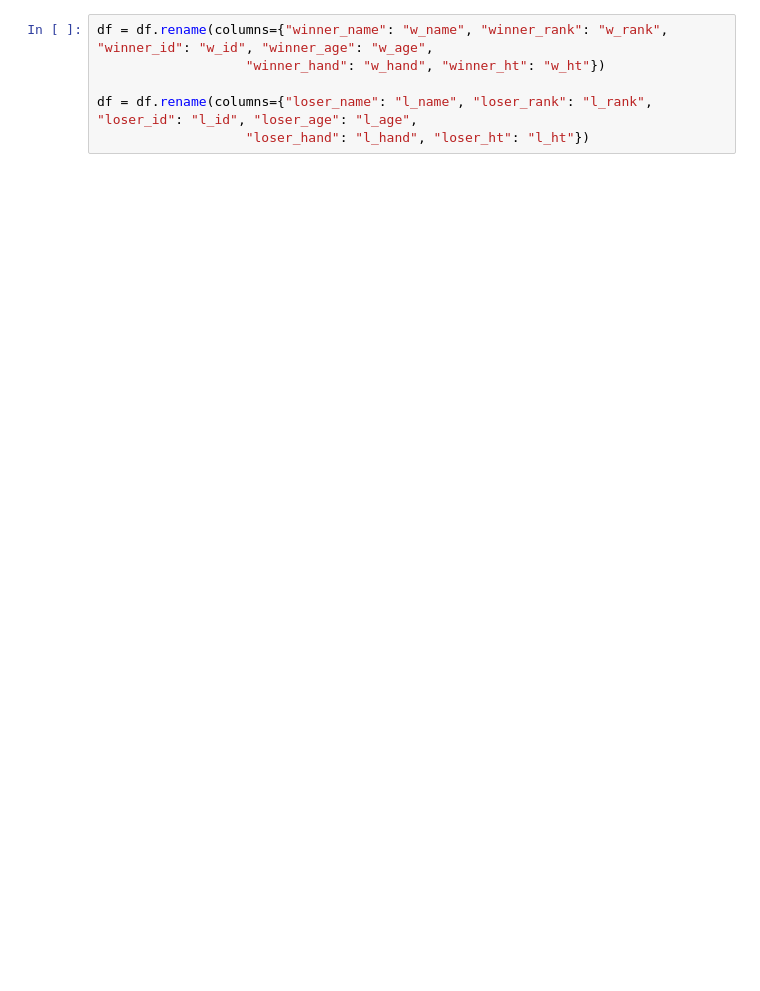
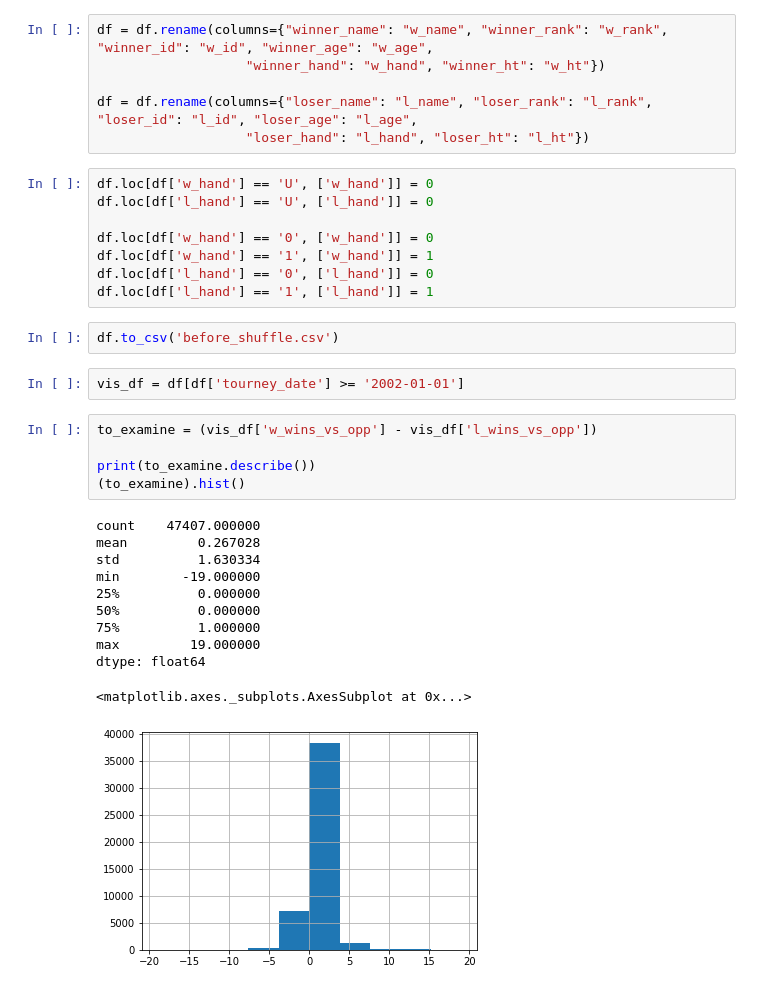
Before and after one commit to jzerilli/tennis-match-predictor, a Jupyter notebook: exploration.ipynb, the cells around one changed output. Saved outputs shown, nothing was run; the diff lists cells and outputs as text; blank space fills up the shorter version.

```diff
--- a/exploration.ipynb
+++ b/exploration.ipynb
@@ -352,3 +321,32 @@ df = df.rename(columns={"winner_name": "w_name", "winner_rank": "w_rank", "winne
 
 df = df.rename(columns={"loser_name": "l_name", "loser_rank": "l_rank", "loser_id": "l_id", "loser_age": "l_age",
                    "loser_hand": "l_hand", "loser_ht": "l_ht"})
+# %%
+df.loc[df['w_hand'] == 'U', ['w_hand']] = 0
+df.loc[df['l_hand'] == 'U', ['l_hand']] = 0
+
+df.loc[df['w_hand'] == '0', ['w_hand']] = 0
+df.loc[df['w_hand'] == '1', ['w_hand']] = 1
+df.loc[df['l_hand'] == '0', ['l_hand']] = 0
+df.loc[df['l_hand'] == '1', ['l_hand']] = 1
+# %%
+df.to_csv('before_shuffle.csv')
+# %%
+vis_df = df[df['tourney_date'] >= '2002-01-01']
+# %%
+to_examine = (vis_df['w_wins_vs_opp'] - vis_df['l_wins_vs_opp'])
+
+print(to_examine.describe())
+(to_examine).hist()
+# %% [output]
+count    47407.000000
+mean         0.267028
+std          1.630334
+min        -19.000000
+25%          0.000000
+50%          0.000000
+75%          1.000000
+max         19.000000
+dtype: float64
+<matplotlib.axes._subplots.AxesSubplot at 0x...>
+[figure, added]
```
Also changed, not shown: parts of 43 cells of this notebook.
